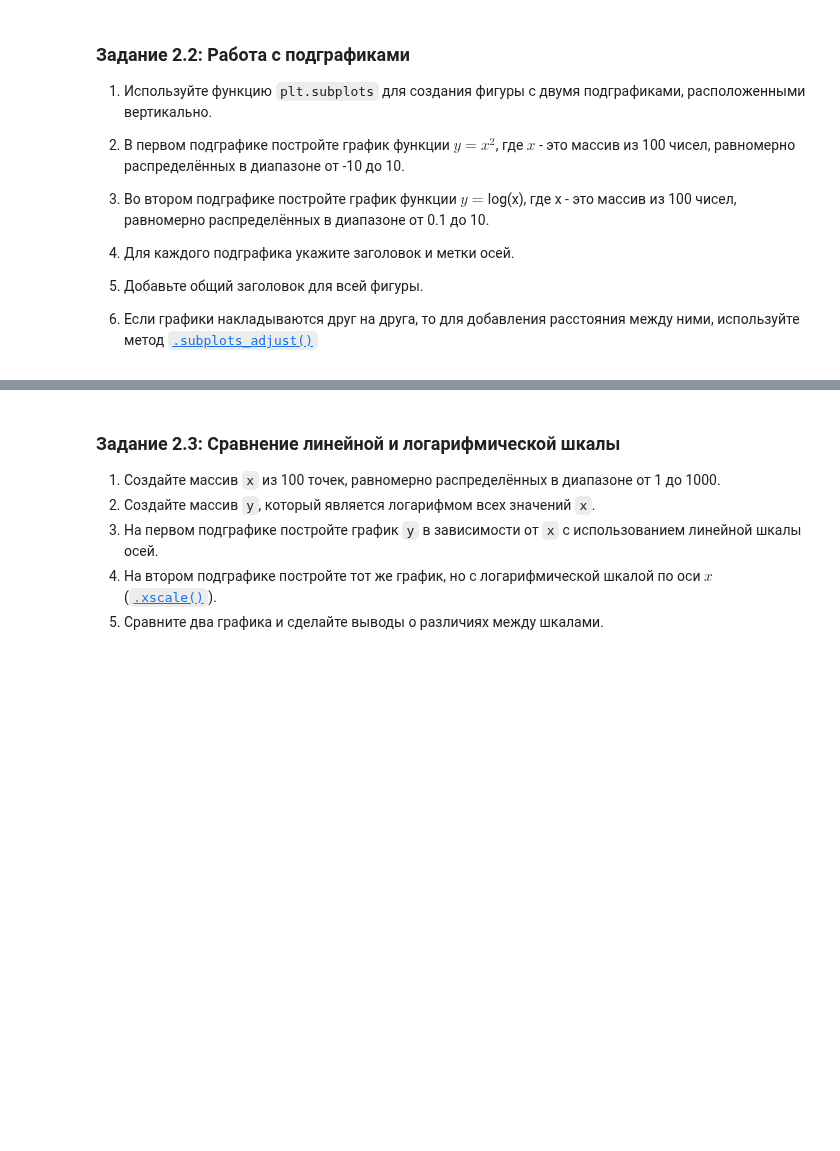
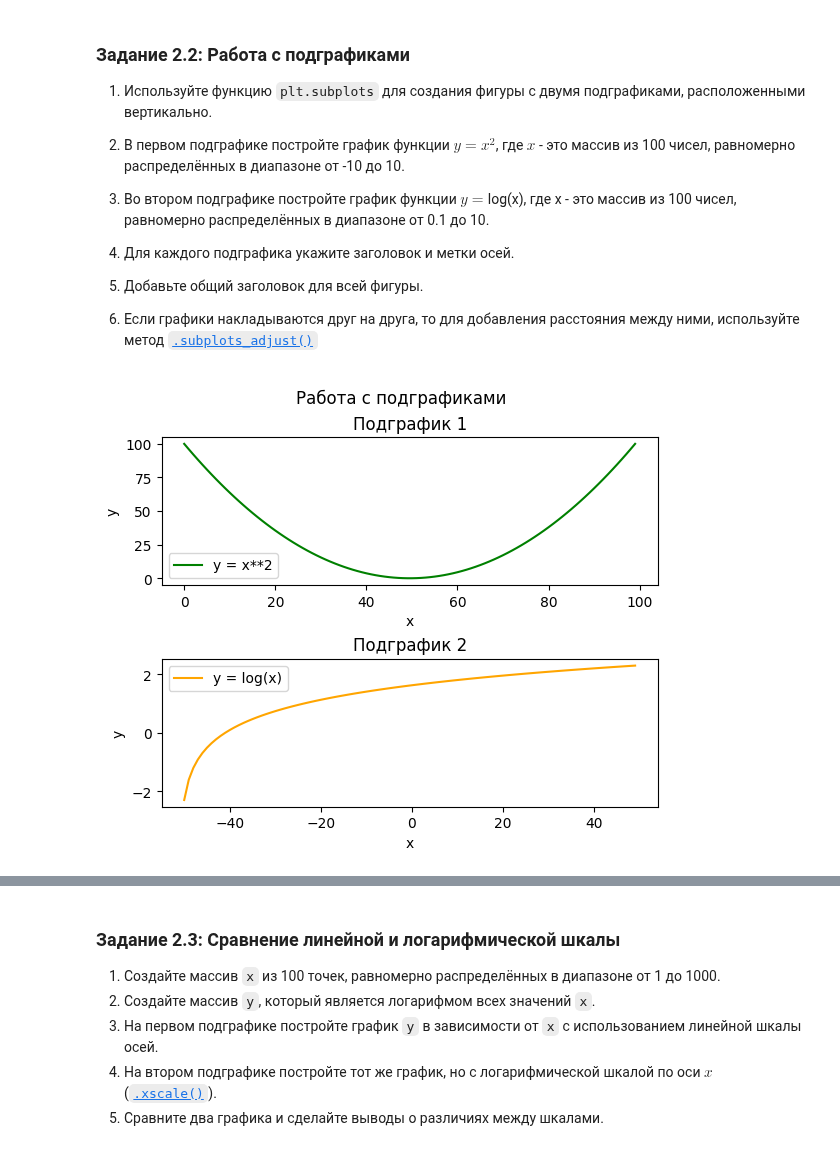
Before and after one commit to ilyak0n/comp_math, a Jupyter notebook: 3. Библиотеки Matplotlib, Plotly/Практическая_работа_№3_Matplotlib_Plotly.ipynb, the cells around one changed output, grey strips where cells are left out. Cells and saved outputs as stored; diff of their text form; code cells hidden in the pictures; blank space fills up the shorter version.

```diff
--- a/3. Библиотеки Matplotlib, Plotly/Практическая_работа_№3_Matplotlib_Plotly.ipynb
+++ b/3. Библиотеки Matplotlib, Plotly/Практическая_работа_№3_Matplotlib_Plotly.ipynb
@@ -228,3 +237,36 @@ np.savetxt('data.txt', data, delimiter=' ')
+# %%
+from logging import log
+x1 = np.linspace(-10, 10, 100)
+x2 = np.linspace(0.1, 10, 100)
+
+def parabola(x):
+  y = x**2
+  return y
+
+def logarifm(x):
+  y = np.log(x)
+  return y
+
+fig, axes = plt.subplots(2, 1)
+
+axes[0].plot(np.arange(0, 100), parabola(x1), label='y = x**2', color='green')
+axes[0].set_title('Подграфик 1')
+axes[0].set_xlabel('x')
+axes[0].set_ylabel('y')
+axes[0].legend()
+
+axes[1].plot(np.arange(-50, 50), logarifm(x2), label='y = log(x)', color='orange')
+axes[1].set_title('Подграфик 2')
+axes[1].set_xlabel('x')
+axes[1].set_ylabel('y')
+axes[1].legend()
+
+fig.suptitle('Работа с подграфиками')
+plt.subplots_adjust(hspace=0.5)
+
+plt.show()
+# %% [output]
+[figure, added]
 # %% [markdown]
 ![image.png](embedded-picture-1)
 # %% [markdown]
```
Also changed, not shown: parts of 14 cells of this notebook.
